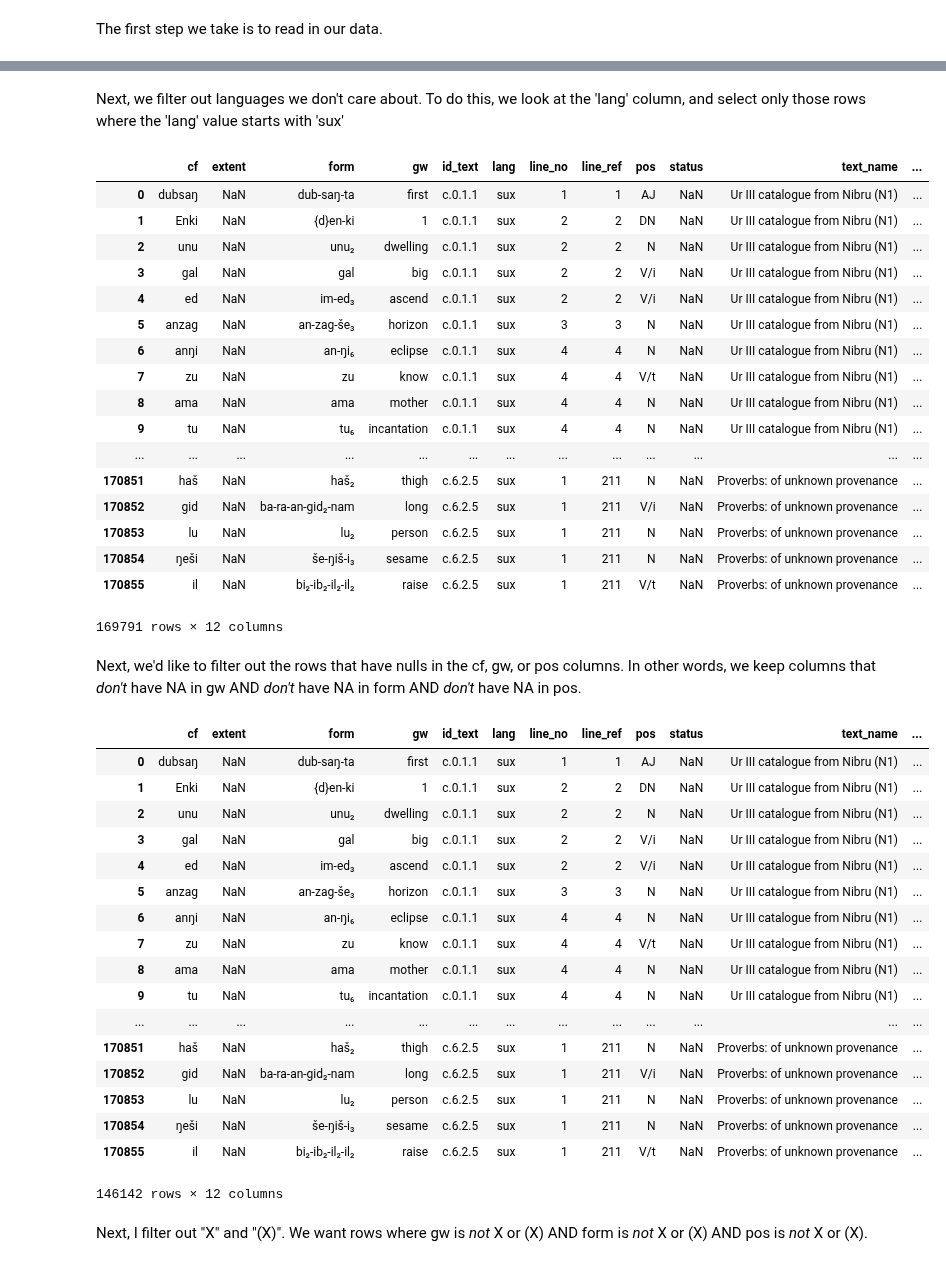
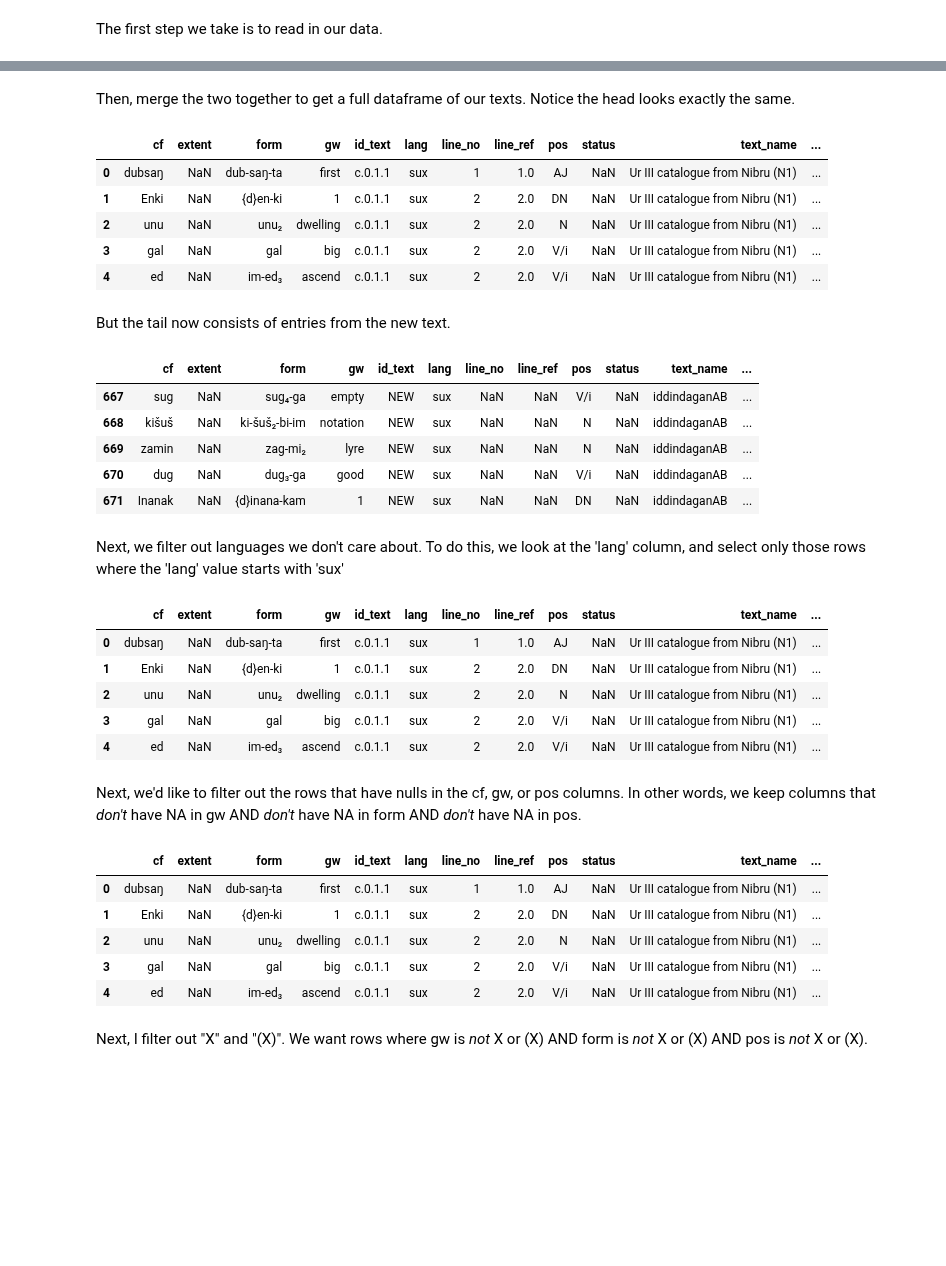
Before and after one commit to ds-modules/CUNEIF-102A, a Jupyter notebook: Notebook-Part1-Intro&TextAnalysis.ipynb, the cells around one changed output, grey strips where cells are left out. Cells and saved outputs as stored; diff of their text form; code cells hidden in the pictures; blank space fills up the shorter version.

Commit message:
new text and n gram update

```diff
--- a/Notebook-Part1-Intro&TextAnalysis.ipynb
+++ b/Notebook-Part1-Intro&TextAnalysis.ipynb
@@ -591,0 +583,9 @@ alltex
+# %%
+newtex = pd.read_csv("iddindaganAB.csv", index_col=0).loc[:,
+                                                          ["cf", "extent", "form", "gw",
+                                                           "id_text", "lang", "line_no",
+                                                           "line_ref", "pos"
+                                                          ]]
+newtex["id_text"] = np.repeat("NEW", newtex.shape[0])
+newtex["text_name"] = np.repeat("iddindaganAB", newtex.shape[0])
+newtex.head()
@@ -592,27 +599,38 @@ alltex
+# %% [markdown]
+Then, merge the two together to get a full dataframe of our texts. Notice the head looks exactly the same.
+# %%
+alltex = pd.concat([alltex,newtex])
+alltex.head()
+# %% [output]
+|  | cf | extent | form | gw | id_text | lang | line_no | line_ref | pos | status | text_name | ... |
+| 0 | dubsaŋ | NaN | dub-saŋ-ta | first | c.0.1.1 | sux | 1 | 1.0 | AJ | NaN | Ur III catalogue from Nibru (N1) | ... |
+| 1 | Enki | NaN | {d}en-ki | 1 | c.0.1.1 | sux | 2 | 2.0 | DN | NaN | Ur III catalogue from Nibru (N1) | ... |
+| 2 | unu | NaN | unu₂ | dwelling | c.0.1.1 | sux | 2 | 2.0 | N | NaN | Ur III catalogue from Nibru (N1) | ... |
+| 3 | gal | NaN | gal | big | c.0.1.1 | sux | 2 | 2.0 | V/i | NaN | Ur III catalogue from Nibru (N1) | ... |
+| 4 | ed | NaN | im-ed₃ | ascend | c.0.1.1 | sux | 2 | 2.0 | V/i | NaN | Ur III catalogue from Nibru (N1) | ... |
+# %% [markdown]
+But the tail now consists of entries from the new text.
+# %%
+alltex.tail()
+# %% [output]
+|  | cf | extent | form | gw | id_text | lang | line_no | line_ref | pos | status | text_name | ... |
+| 667 | sug | NaN | sug₄-ga | empty | NEW | sux | NaN | NaN | V/i | NaN | iddindaganAB | ... |
+| 668 | kišuš | NaN | ki-šuš₂-bi-im | notation | NEW | sux | NaN | NaN | N | NaN | iddindaganAB | ... |
+| 669 | zamin | NaN | zag-mi₂ | lyre | NEW | sux | NaN | NaN | N | NaN | iddindaganAB | ... |
+| 670 | dug | NaN | dug₃-ga | good | NEW | sux | NaN | NaN | V/i | NaN | iddindaganAB | ... |
+| 671 | Inanak | NaN | {d}inana-kam | 1 | NEW | sux | NaN | NaN | DN | NaN | iddindaganAB | ... |
 # %% [markdown]
 Next, we filter out languages we don't care about. To do this, we look at the 'lang' column, and select only those rows where the 'lang' value starts with 'sux'
 # %%
 alltex = alltex.loc[[str(i)[:3] == 'sux' for i in alltex.lang], :]
-alltex
+alltex.head()
 # %% [output]
 |  | cf | extent | form | gw | id_text | lang | line_no | line_ref | pos | status | text_name | ... |
-| 0 | dubsaŋ | NaN | dub-saŋ-ta | first | c.0.1.1 | sux | 1 | 1 | AJ | NaN | Ur III catalogue from Nibru (N1) | ... |
-| 1 | Enki | NaN | {d}en-ki | 1 | c.0.1.1 | sux | 2 | 2 | DN | NaN | Ur III catalogue from Nibru (N1) | ... |
-| 2 | unu | NaN | unu₂ | dwelling | c.0.1.1 | sux | 2 | 2 | N | NaN | Ur III catalogue from Nibru (N1) | ... |
-| 3 | gal | NaN | gal | big | c.0.1.1 | sux | 2 | 2 | V/i | NaN | Ur III catalogue from Nibru (N1) | ... |
-| 4 | ed | NaN | im-ed₃ | ascend | c.0.1.1 | sux | 2 | 2 | V/i | NaN | Ur III catalogue from Nibru (N1) | ... |
-| 5 | anzag | NaN | an-zag-še₃ | horizon | c.0.1.1 | sux | 3 | 3 | N | NaN | Ur III catalogue from Nibru (N1) | ... |
-| 6 | anŋi | NaN | an-ŋi₆ | eclipse | c.0.1.1 | sux | 4 | 4 | N | NaN | Ur III catalogue from Nibru (N1) | ... |
-| 7 | zu | NaN | zu | know | c.0.1.1 | sux | 4 | 4 | V/t | NaN | Ur III catalogue from Nibru (N1) | ... |
-| 8 | ama | NaN | ama | mother | c.0.1.1 | sux | 4 | 4 | N | NaN | Ur III catalogue from Nibru (N1) | ... |
-| 9 | tu | NaN | tu₆ | incantation | c.0.1.1 | sux | 4 | 4 | N | NaN | Ur III catalogue from Nibru (N1) | ... |
-| ... | ... | ... | ... | ... | ... | ... | ... | ... | ... | ... | ... | ... |
-| 170851 | haš | NaN | haš₂ | thigh | c.6.2.5 | sux | 1 | 211 | N | NaN | Proverbs: of unknown provenance | ... |
-| 170852 | gid | NaN | ba-ra-an-gid₂-nam | long | c.6.2.5 | sux | 1 | 211 | V/i | NaN | Proverbs: of unknown provenance | ... |
-| 170853 | lu | NaN | lu₂ | person | c.6.2.5 | sux | 1 | 211 | N | NaN | Proverbs: of unknown provenance | ... |
-| 170854 | ŋeši | NaN | še-ŋiš-i₃ | sesame | c.6.2.5 | sux | 1 | 211 | N | NaN | Proverbs: of unknown provenance | ... |
-| 170855 | il | NaN | bi₂-ib₂-il₂-il₂ | raise | c.6.2.5 | sux | 1 | 211 | V/t | NaN | Proverbs: of unknown provenance | ... |
+| 0 | dubsaŋ | NaN | dub-saŋ-ta | first | c.0.1.1 | sux | 1 | 1.0 | AJ | NaN | Ur III catalogue from Nibru (N1) | ... |
+| 1 | Enki | NaN | {d}en-ki | 1 | c.0.1.1 | sux | 2 | 2.0 | DN | NaN | Ur III catalogue from Nibru (N1) | ... |
+| 2 | unu | NaN | unu₂ | dwelling | c.0.1.1 | sux | 2 | 2.0 | N | NaN | Ur III catalogue from Nibru (N1) | ... |
+| 3 | gal | NaN | gal | big | c.0.1.1 | sux | 2 | 2.0 | V/i | NaN | Ur III catalogue from Nibru (N1) | ... |
+| 4 | ed | NaN | im-ed₃ | ascend | c.0.1.1 | sux | 2 | 2.0 | V/i | NaN | Ur III catalogue from Nibru (N1) | ... |
-169791 rows × 12 columns
 # %% [markdown]
 Next, we'd like to filter out the rows that have nulls in the cf, gw, or pos columns. In other words, we keep columns that *don't* have NA in gw AND *don't* have NA in form AND *don't* have NA in pos.
 # %%
@@ -622,26 +640,14 @@ alltex = alltex.loc[np.logical_and(~pd.isnull(alltex.gw),
                          np.logical_and(~pd.isnull(alltex.form),
                                        ~pd.isnull(alltex.pos))
                          )]
-alltex
+alltex.head()
 # %% [output]
 |  | cf | extent | form | gw | id_text | lang | line_no | line_ref | pos | status | text_name | ... |
-| 0 | dubsaŋ | NaN | dub-saŋ-ta | first | c.0.1.1 | sux | 1 | 1 | AJ | NaN | Ur III catalogue from Nibru (N1) | ... |
-| 1 | Enki | NaN | {d}en-ki | 1 | c.0.1.1 | sux | 2 | 2 | DN | NaN | Ur III catalogue from Nibru (N1) | ... |
-| 2 | unu | NaN | unu₂ | dwelling | c.0.1.1 | sux | 2 | 2 | N | NaN | Ur III catalogue from Nibru (N1) | ... |
-| 3 | gal | NaN | gal | big | c.0.1.1 | sux | 2 | 2 | V/i | NaN | Ur III catalogue from Nibru (N1) | ... |
-| 4 | ed | NaN | im-ed₃ | ascend | c.0.1.1 | sux | 2 | 2 | V/i | NaN | Ur III catalogue from Nibru (N1) | ... |
-| 5 | anzag | NaN | an-zag-še₃ | horizon | c.0.1.1 | sux | 3 | 3 | N | NaN | Ur III catalogue from Nibru (N1) | ... |
-| 6 | anŋi | NaN | an-ŋi₆ | eclipse | c.0.1.1 | sux | 4 | 4 | N | NaN | Ur III catalogue from Nibru (N1) | ... |
-| 7 | zu | NaN | zu | know | c.0.1.1 | sux | 4 | 4 | V/t | NaN | Ur III catalogue from Nibru (N1) | ... |
-| 8 | ama | NaN | ama | mother | c.0.1.1 | sux | 4 | 4 | N | NaN | Ur III catalogue from Nibru (N1) | ... |
-| 9 | tu | NaN | tu₆ | incantation | c.0.1.1 | sux | 4 | 4 | N | NaN | Ur III catalogue from Nibru (N1) | ... |
-| ... | ... | ... | ... | ... | ... | ... | ... | ... | ... | ... | ... | ... |
-| 170851 | haš | NaN | haš₂ | thigh | c.6.2.5 | sux | 1 | 211 | N | NaN | Proverbs: of unknown provenance | ... |
-| 170852 | gid | NaN | ba-ra-an-gid₂-nam | long | c.6.2.5 | sux | 1 | 211 | V/i | NaN | Proverbs: of unknown provenance | ... |
-| 170853 | lu | NaN | lu₂ | person | c.6.2.5 | sux | 1 | 211 | N | NaN | Proverbs: of unknown provenance | ... |
-| 170854 | ŋeši | NaN | še-ŋiš-i₃ | sesame | c.6.2.5 | sux | 1 | 211 | N | NaN | Proverbs: of unknown provenance | ... |
-| 170855 | il | NaN | bi₂-ib₂-il₂-il₂ | raise | c.6.2.5 | sux | 1 | 211 | V/t | NaN | Proverbs: of unknown provenance | ... |
+| 0 | dubsaŋ | NaN | dub-saŋ-ta | first | c.0.1.1 | sux | 1 | 1.0 | AJ | NaN | Ur III catalogue from Nibru (N1) | ... |
+| 1 | Enki | NaN | {d}en-ki | 1 | c.0.1.1 | sux | 2 | 2.0 | DN | NaN | Ur III catalogue from Nibru (N1) | ... |
+| 2 | unu | NaN | unu₂ | dwelling | c.0.1.1 | sux | 2 | 2.0 | N | NaN | Ur III catalogue from Nibru (N1) | ... |
+| 3 | gal | NaN | gal | big | c.0.1.1 | sux | 2 | 2.0 | V/i | NaN | Ur III catalogue from Nibru (N1) | ... |
+| 4 | ed | NaN | im-ed₃ | ascend | c.0.1.1 | sux | 2 | 2.0 | V/i | NaN | Ur III catalogue from Nibru (N1) | ... |
-146142 rows × 12 columns
 # %% [markdown]
 Next, I filter out "X" and "(X)". We want rows where gw is *not* X or (X) AND form is *not* X or (X) AND pos is *not* X or (X).
 # %%
```
Also changed, not shown: parts of 26 cells of this notebook, 1 other file.
